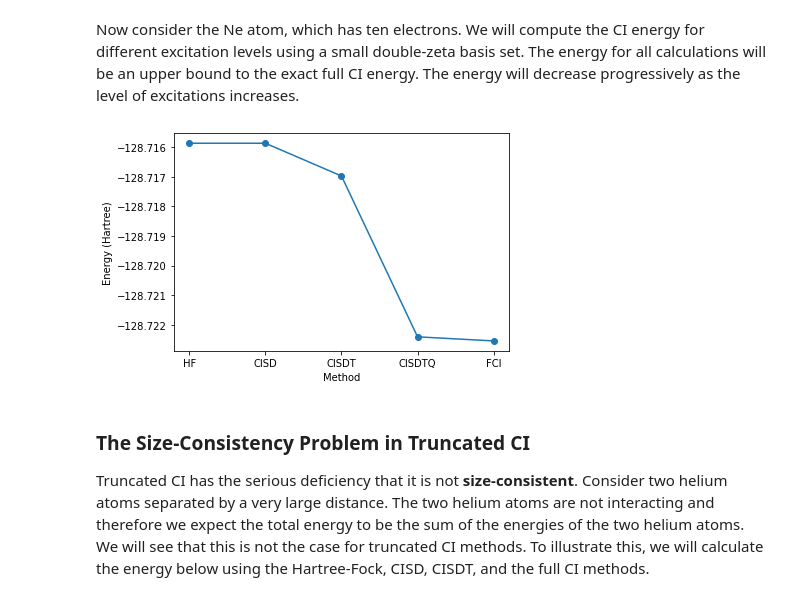
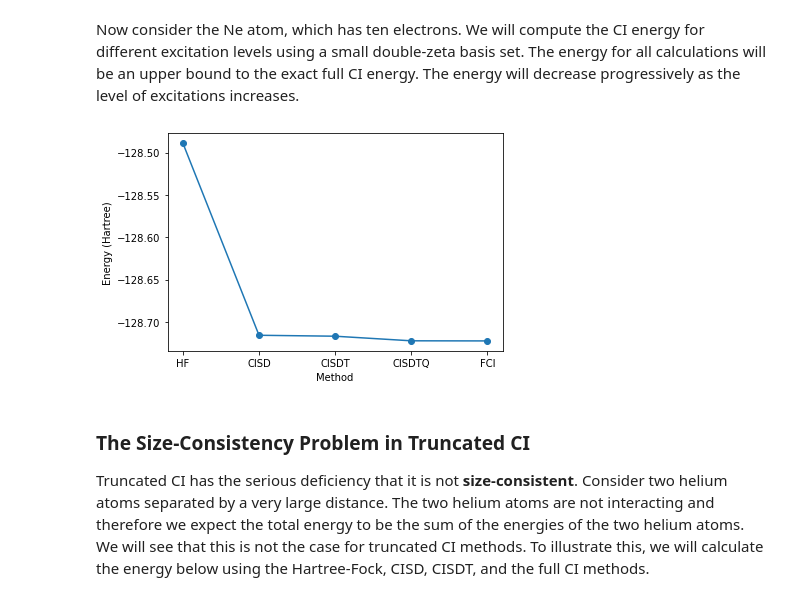
Before and after one commit to alenaizan/CHEM_313, a Jupyter notebook: 4_electron_correlation/electron_correlation.ipynb, the cells around one changed output. Saved outputs shown, nothing was run; the diff lists cells and outputs as text; code cells hidden in the pictures.

```diff
--- a/4_electron_correlation/electron_correlation.ipynb
+++ b/4_electron_correlation/electron_correlation.ipynb
@@ -425,31 +425,31 @@ Now consider the Ne atom, which has ten electrons. We will compute the CI energy
 # %%
 import psi4
 import matplotlib.pyplot as plt
 
 psi4.geometry("""Ne
 """)
 psi4.set_options({"scf_type": "pk"})
 
-e_hf = psi4.energy("cisd/cc-pcvdz")
+e_hf = psi4.energy("scf/cc-pcvdz")
 e_cisd = psi4.energy("cisd/cc-pcvdz")
 e_cisdt = psi4.energy("cisdt/cc-pcvdz")
 e_cisdtq = psi4.energy("cisdtq/cc-pcvdz")
 e_fci = psi4.energy("fci/cc-pcvdz")
 
 energies = [e_hf, e_cisd, e_cisdt, e_cisdtq, e_fci]
 labels = ["HF", "CISD", "CISDT", "CISDTQ", "FCI"]
 
 # Plot data
 plt.figure()
 plt.plot(range(len(energies)), energies, "-o")
 plt.gca().ticklabel_format(useOffset=False)
 plt.gca().set_xticks(range(len(energies)))
 plt.gca().set_xticklabels(labels)
 plt.xlabel("Method")
 plt.ylabel("Energy (Hartree)")
 plt.show()
 # %% [output]
-[figure, old version]
+[figure, new version]
 # %% [markdown]
 ### The Size-Consistency Problem in Truncated CI
 Truncated CI has the serious deficiency that it is not **size-consistent**. Consider two helium atoms separated by a very large distance. The two helium atoms are not interacting and therefore we expect the total energy to be the sum of the energies of the two helium atoms. We will see that this is not the case for truncated CI methods. To illustrate this, we will calculate the energy below using the Hartree-Fock, CISD, CISDT, and the full CI methods.
```
Also changed, not shown: parts of 2 cells of this notebook.
